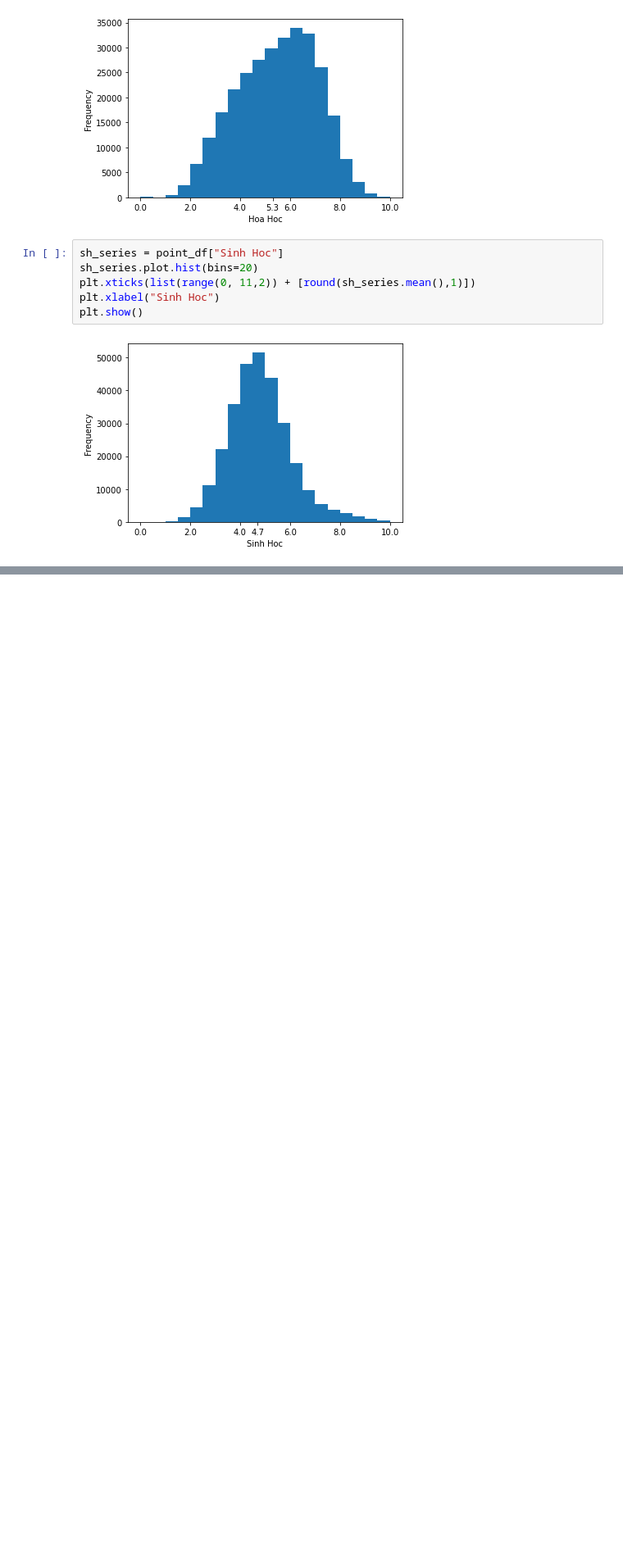
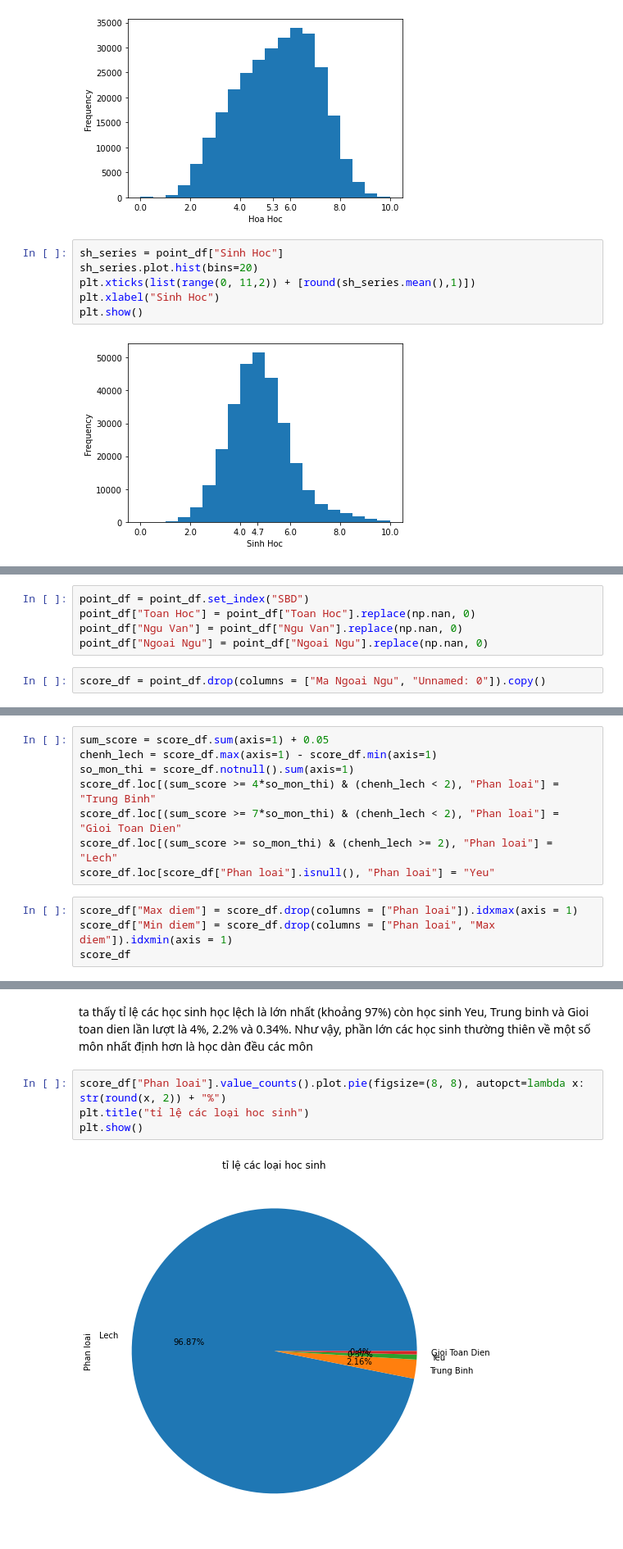
Before and after one commit to TungNguyen2000/LTKHDL_DoAn, a Jupyter notebook: DoAn/Untitled.ipynb, the cells around one changed output, grey strips where cells are left out. Shown at 82% size. Drawn from its saved outputs; the diff is of its cells as text; blank space fills up the shorter version.

```diff
--- a/DoAn/Untitled.ipynb
+++ b/DoAn/Untitled.ipynb
@@ -102,0 +124,7 @@ plt.show()
+# %%
+point_df = point_df.set_index("SBD")
+point_df["Toan Hoc"] = point_df["Toan Hoc"].replace(np.nan, 0)
+point_df["Ngu Van"] = point_df["Ngu Van"].replace(np.nan, 0)
+point_df["Ngoai Ngu"] = point_df["Ngoai Ngu"].replace(np.nan, 0)
+# %%
+score_df = point_df.drop(columns = ["Ma Ngoai Ngu", "Unnamed: 0"]).copy()
@@ -102,0 +137,12 @@ plt.show()
+# %%
+sum_score = score_df.sum(axis=1) + 0.05
+chenh_lech = score_df.max(axis=1) - score_df.min(axis=1)
+so_mon_thi = score_df.notnull().sum(axis=1)
+score_df.loc[(sum_score >= 4*so_mon_thi) & (chenh_lech < 2), "Phan loai"] = "Trung Binh"
+score_df.loc[(sum_score >= 7*so_mon_thi) & (chenh_lech < 2), "Phan loai"] = "Gioi Toan Dien"
+score_df.loc[(sum_score >= so_mon_thi) & (chenh_lech >= 2), "Phan loai"] = "Lech"
+score_df.loc[score_df["Phan loai"].isnull(), "Phan loai"] = "Yeu"
+# %%
+score_df["Max diem"] = score_df.drop(columns = ["Phan loai"]).idxmax(axis = 1)
+score_df["Min diem"] = score_df.drop(columns = ["Phan loai", "Max diem"]).idxmin(axis = 1)
+score_df
@@ -102,0 +164,8 @@ plt.show()
+# %% [markdown]
+ta thấy tỉ lệ các học sinh học lệch là lớn nhất (khoảng 97%) còn học sinh Yeu, Trung binh và Gioi toan dien lần lượt là 4%, 2.2% và 0.34%. Như vậy, phần lớn các học sinh thường thiên về một số môn nhất định hơn là học dàn đều các môn
+# %%
+score_df["Phan loai"].value_counts().plot.pie(figsize=(8, 8), autopct=lambda x: str(round(x, 2)) + "%")
+plt.title("tỉ lệ các loại hoc sinh")
+plt.show()
+# %% [output]
+[figure, added]
```
Also changed, not shown: parts of 14 cells of this notebook.
